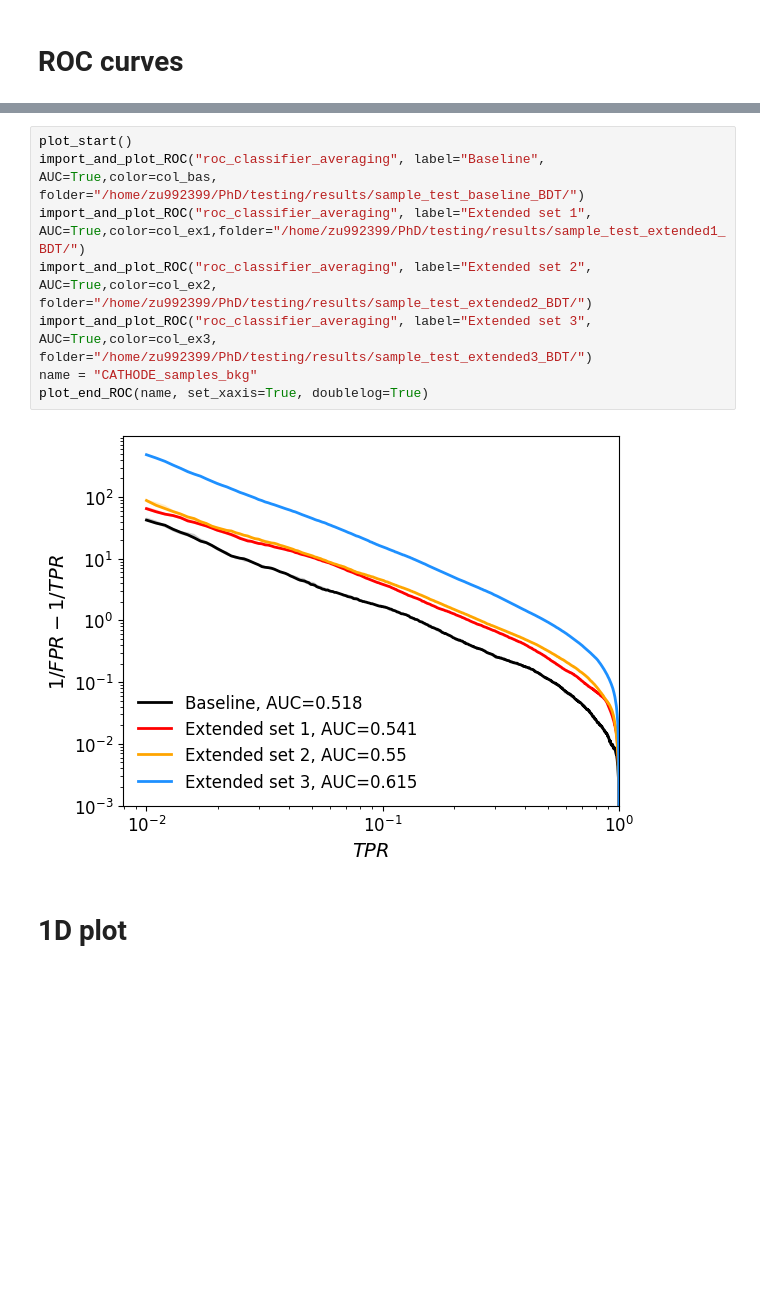
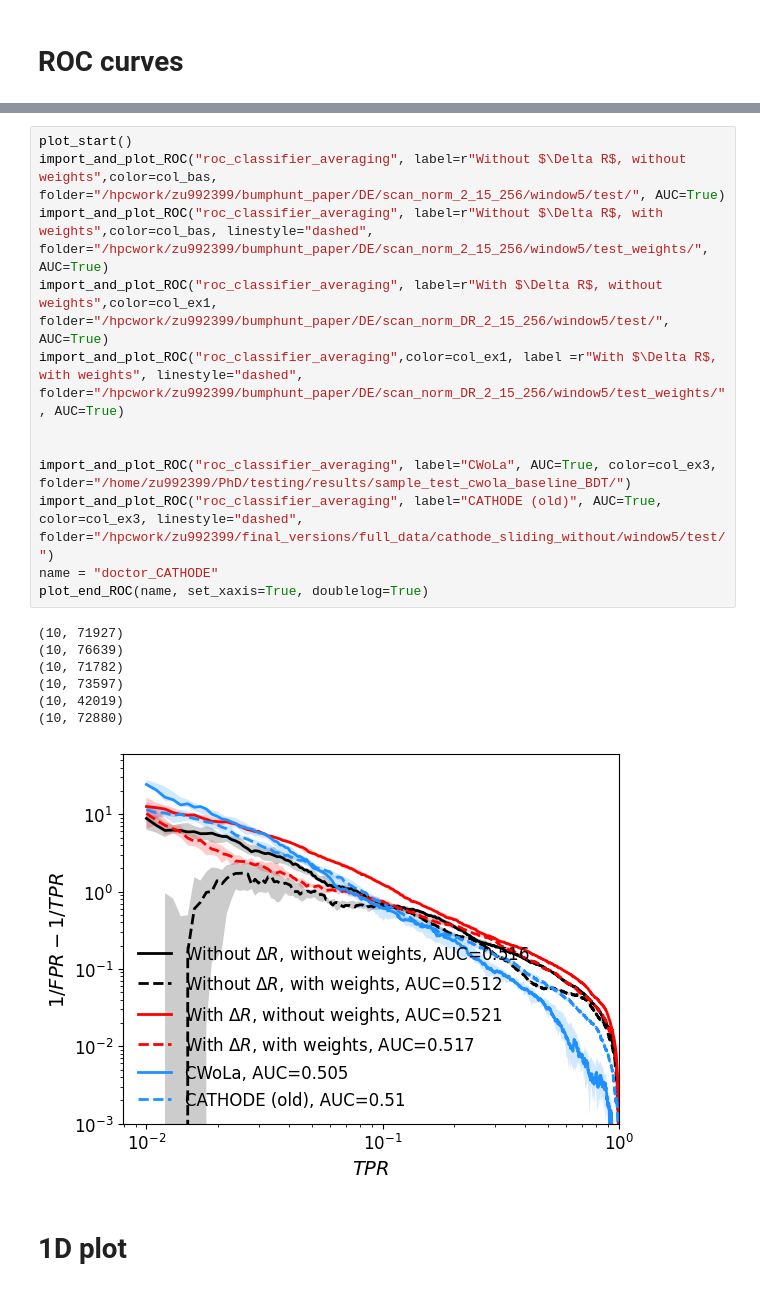
Before and after one commit to mariehein/bumphunt_paper, a Jupyter notebook: normal_cathode_run/plotting.ipynb, the cells around one changed output, grey strips where cells are left out. Drawn from its saved outputs; the diff is of its cells as text; blank space fills up the shorter version.

```diff
--- a/normal_cathode_run/plotting.ipynb
+++ b/normal_cathode_run/plotting.ipynb
@@ -248,16 +248,26 @@ def import_and_plot_ROC(path, label=None, color="grey", folder="rocs/", N_runs =
 			label+= ", AUC="+str(np.round(np.mean(auc),decimals=3))
 	plot_fn_ROC(tpr,fpr,color,label, linestyle, alpha=alpha)
 	return tpr,fpr
-# %%
-plot_start()
-import_and_plot_ROC("roc_classifier_averaging", label="Baseline", AUC=True,color=col_bas, folder="/home/zu992399/PhD/testing/results/sample_test_baseline_BDT/")
-import_and_plot_ROC("roc_classifier_averaging", label="Extended set 1", AUC=True,color=col_ex1,folder="/home/zu992399/PhD/testing/results/sample_test_extended1_BDT/")
-import_and_plot_ROC("roc_classifier_averaging", label="Extended set 2", AUC=True,color=col_ex2, folder="/home/zu992399/PhD/testing/results/sample_test_extended2_BDT/")
-import_and_plot_ROC("roc_classifier_averaging", label="Extended set 3", AUC=True,color=col_ex3, folder="/home/zu992399/PhD/testing/results/sample_test_extended3_BDT/")
-name = "CATHODE_samples_bkg"
-plot_end_ROC(name, set_xaxis=True, doublelog=True)
-# %% [output]
-[figure, removed]
+# %%
+plot_start()
+import_and_plot_ROC("roc_classifier_averaging", label=r"Without $\Delta R$, without weights",color=col_bas, folder="/hpcwork/zu992399/bumphunt_paper/DE/scan_norm_2_15_256/window5/test/", AUC=True)
+import_and_plot_ROC("roc_classifier_averaging", label=r"Without $\Delta R$, with weights",color=col_bas, linestyle="dashed", folder="/hpcwork/zu992399/bumphunt_paper/DE/scan_norm_2_15_256/window5/test_weights/", AUC=True)
+import_and_plot_ROC("roc_classifier_averaging", label=r"With $\Delta R$, without weights",color=col_ex1, folder="/hpcwork/zu992399/bumphunt_paper/DE/scan_norm_DR_2_15_256/window5/test/", AUC=True)
+import_and_plot_ROC("roc_classifier_averaging",color=col_ex1, label =r"With $\Delta R$, with weights", linestyle="dashed", folder="/hpcwork/zu992399/bumphunt_paper/DE/scan_norm_DR_2_15_256/window5/test_weights/", AUC=True)
+
+
+import_and_plot_ROC("roc_classifier_averaging", label="CWoLa", AUC=True, color=col_ex3, folder="/home/zu992399/PhD/testing/results/sample_test_cwola_baseline_BDT/")
+import_and_plot_ROC("roc_classifier_averaging", label="CATHODE (old)", AUC=True, color=col_ex3, linestyle="dashed", folder="/hpcwork/zu992399/final_versions/full_data/cathode_sliding_without/window5/test/")
+name = "doctor_CATHODE"
+plot_end_ROC(name, set_xaxis=True, doublelog=True)
+# %% [output]
+(10, 71927)
+(10, 76639)
+(10, 71782)
+(10, 73597)
+(10, 42019)
+(10, 72880)
+[figure, added]
 # %% [markdown]
 # 1D plot
 # %%
```
Also changed, not shown: parts of 3 cells of this notebook, 2 other files.
